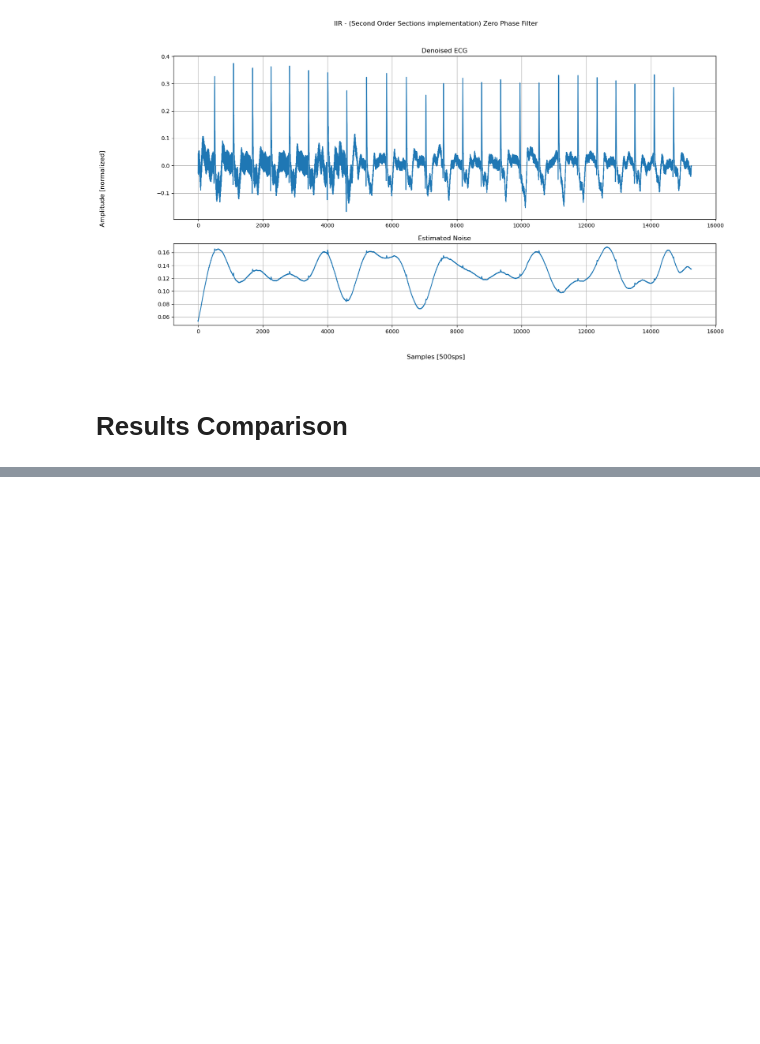
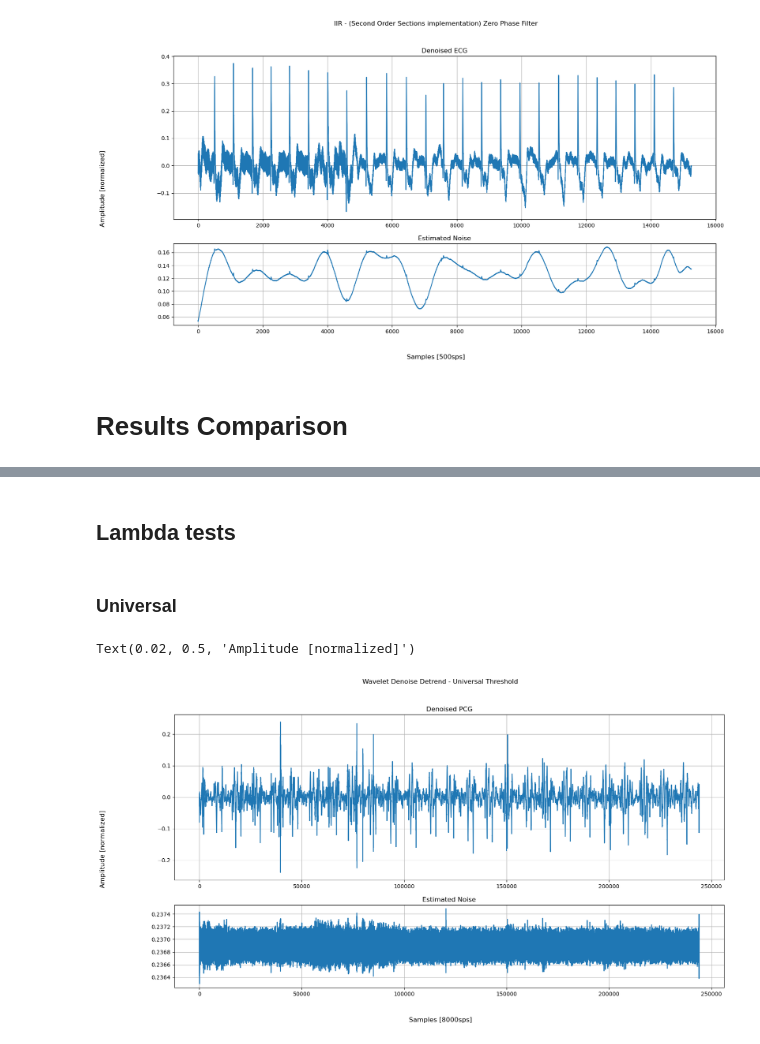
Before and after one commit to DanielProanoGuevara/Multimodal_SQA, a Jupyter notebook: Wavelet_denoising.ipynb, the cells around one changed output, grey strips where cells are left out. Saved outputs shown, nothing was run; the diff lists cells and outputs as text; code cells hidden in the pictures; blank space fills up the shorter version.

Commit message:
PCG Wavelet denoising
Failed,

Gonna generate a new structure that allows me zeroing bands of interest at discression

```diff
--- a/Wavelet_denoising.ipynb
+++ b/Wavelet_denoising.ipynb
@@ -684,0 +711,28 @@ Paradoxically, the best results are obtained by the Normal Shrink followed by Un
+# %% [markdown]
+## Lambda tests
+# %% [markdown]
+### Universal
+# %%
+# Signal Denoise
+PCG_wv_universal = detrendedWVDenoise(PCG_v, 'coif4', 6, universal)
+PCG_e_universal = residuals (PCG_wv_universal, PCG_v)
+# noise level metrics
+mse_universal_pcg =  meanSquareError(PCG_wv_universal, PCG_v)
+dc_snr_universal_pcg, ac_snr_universal_pcg = detrendedSNR(PCG_wv_universal, PCG_e_universal)
+#lf_snr_universal_pcg, hf_snr_universal_pcg = frequencySNR(PCG_wv_universal3, PCG_e_universal, 0.5)
+
+# plot
+#Plot data
+fig, axs = plt.subplots(2,1,figsize=(18,9), gridspec_kw={'height_ratios': [2, 1]})
+fig.suptitle('Wavelet Denoise Detrend - Universal Threshold')
+axs[0].plot(PCG_wv_universal)
+axs[0].set_title('Denoised PCG')
+axs[0].grid()
+axs[1].plot(PCG_e_universal)
+axs[1].set_title('Estimated Noise')
+axs[1].grid()
+fig.supxlabel('Samples [8000sps]')
+fig.supylabel('Amplitude [normalized]')
+# %% [output]
+Text(0.02, 0.5, 'Amplitude [normalized]')
+[figure, added]
```
Also changed, not shown: parts of 18 cells of this notebook.
